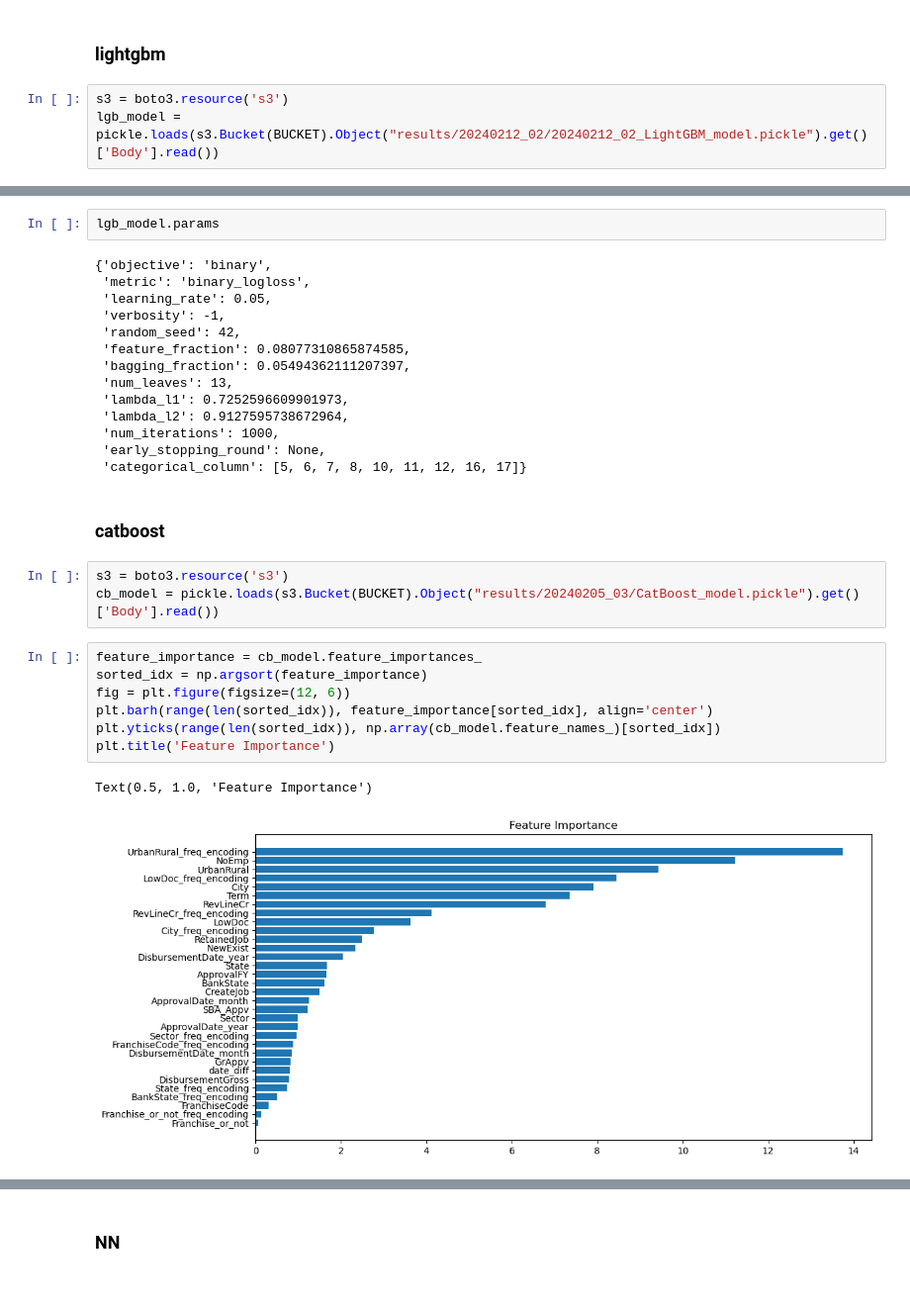
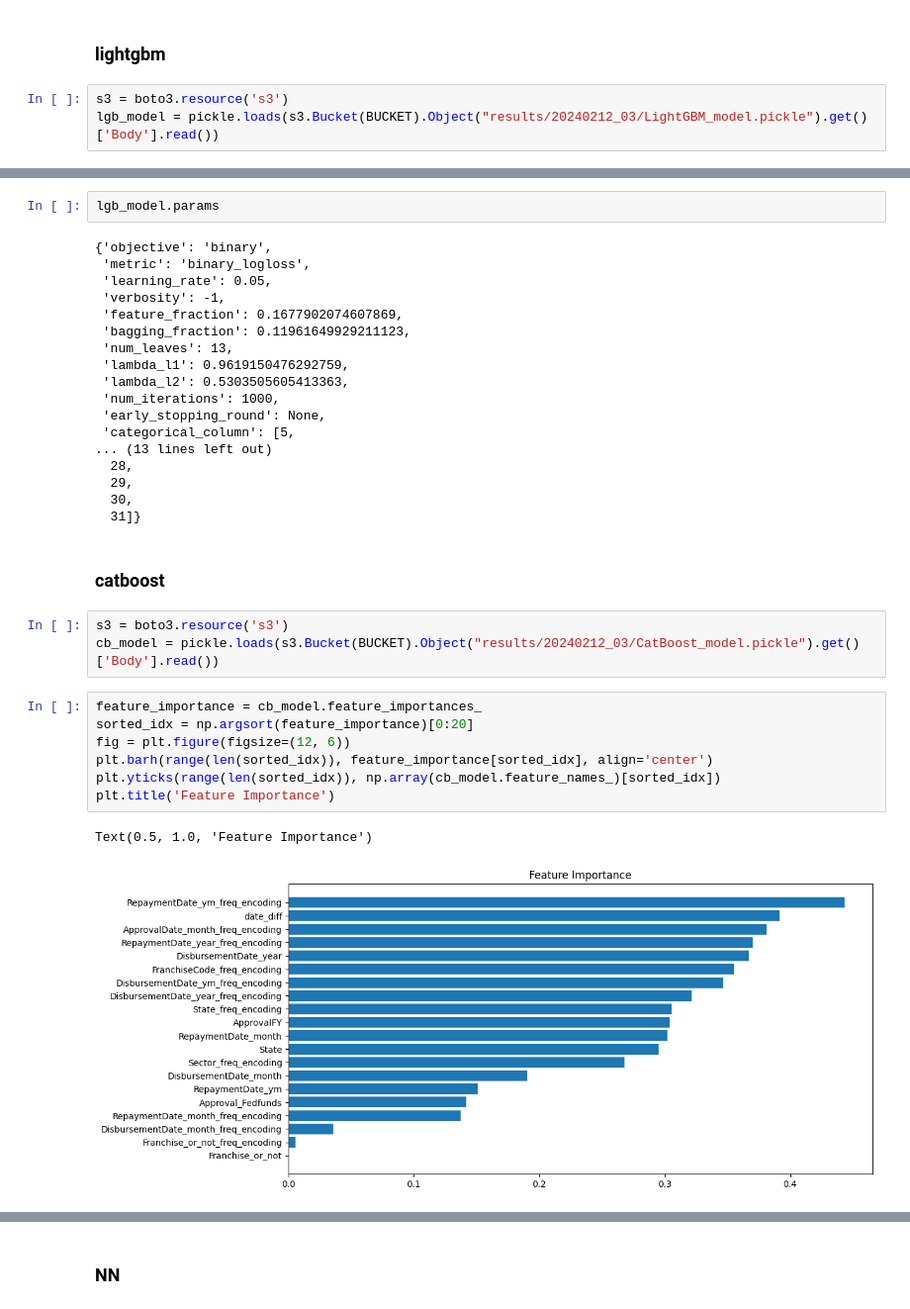
Before and after one commit to IR325/FinancialDataApplication, a Jupyter notebook: notebooks/20240205_model_eda.ipynb, the cells around one changed output, grey strips where cells are left out. Shown at 99% size. Cells and saved outputs as stored; diff of their text form.

```diff
--- a/notebooks/20240205_model_eda.ipynb
+++ b/notebooks/20240205_model_eda.ipynb
@@ -52,7 +53,7 @@ dtype: float64
 ### lightgbm
 # %%
 s3 = boto3.resource('s3')
-lgb_model = pickle.loads(s3.Bucket(BUCKET).Object("results/20240212_02/20240212_02_LightGBM_model.pickle").get()['Body'].read())
+lgb_model = pickle.loads(s3.Bucket(BUCKET).Object("results/20240212_03/LightGBM_model.pickle").get()['Body'].read())
 # %%
 lgb.plot_importance(lgb_model, max_num_features=20, importance_type="gain")
 # %% [output]
@@ -65,30 +66,34 @@ lgb_model.params
  'metric': 'binary_logloss',
  'learning_rate': 0.05,
  'verbosity': -1,
- 'random_seed': 42,
- 'feature_fraction': 0.08077310865874585,
- 'bagging_fraction': 0.05494362111207397,
+ 'feature_fraction': 0.1677902074607869,
+ 'bagging_fraction': 0.11961649929211123,
  'num_leaves': 13,
- 'lambda_l1': 0.7252596609901973,
- 'lambda_l2': 0.9127595738672964,
+ 'lambda_l1': 0.9619150476292759,
+ 'lambda_l2': 0.5303505605413363,
  'num_iterations': 1000,
  'early_stopping_round': None,
- 'categorical_column': [5, 6, 7, 8, 10, 11, 12, 16, 17]}
+ 'categorical_column': [5,
+... (13 lines left out)
+  28,
+  29,
+  30,
+  31]}
 # %% [markdown]
 ### catboost
 # %%
 s3 = boto3.resource('s3')
-cb_model = pickle.loads(s3.Bucket(BUCKET).Object("results/20240205_03/CatBoost_model.pickle").get()['Body'].read())
+cb_model = pickle.loads(s3.Bucket(BUCKET).Object("results/20240212_03/CatBoost_model.pickle").get()['Body'].read())
 # %%
 feature_importance = cb_model.feature_importances_
-sorted_idx = np.argsort(feature_importance)
+sorted_idx = np.argsort(feature_importance)[0:20]
 fig = plt.figure(figsize=(12, 6))
 plt.barh(range(len(sorted_idx)), feature_importance[sorted_idx], align='center')
 plt.yticks(range(len(sorted_idx)), np.array(cb_model.feature_names_)[sorted_idx])
 plt.title('Feature Importance')
 # %% [output]
 Text(0.5, 1.0, 'Feature Importance')
-[figure, old version]
+[figure, new version]
 # %%
 cb_model.get_params()
 # %% [output]
```
Also changed, not shown: parts of 5 cells of this notebook, 4 other files.
